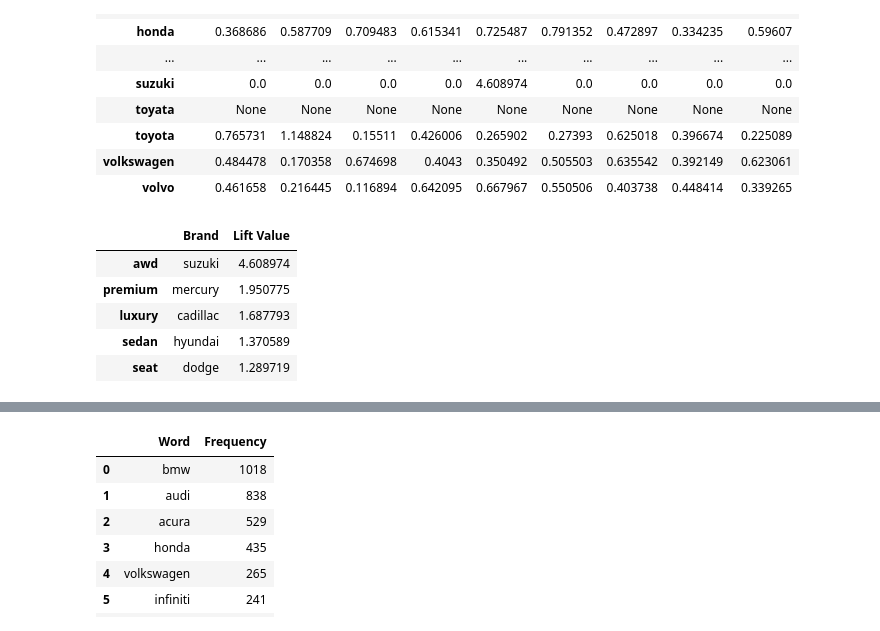
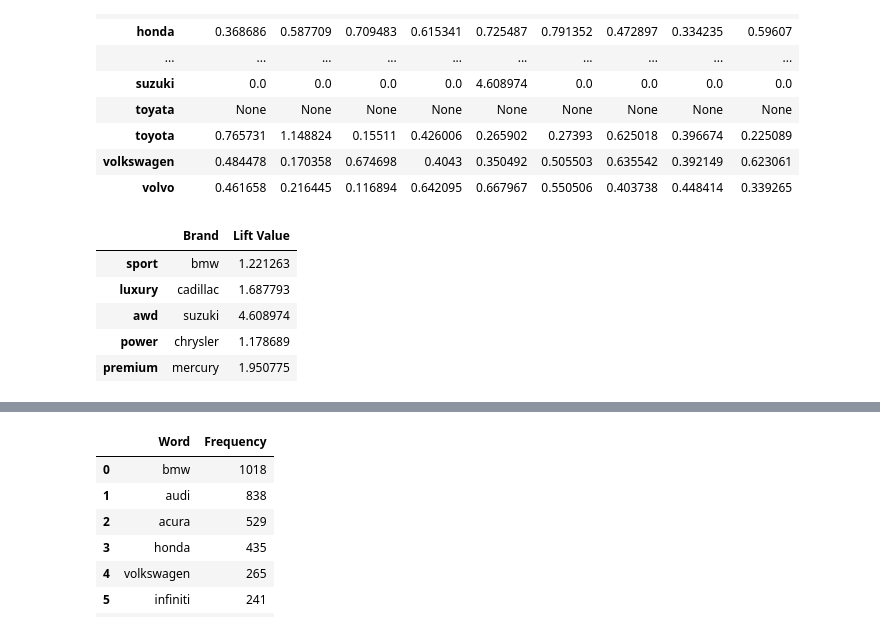
Before and after one commit to biagi0/Unstructured_Data_Projects, a Jupyter notebook: Assignment_One/Assignment_One_Consolidated.ipynb, the cells around one changed output, grey strips where cells are left out. Saved outputs shown, nothing was run; the diff lists cells and outputs as text; code cells hidden in the pictures.

```diff
--- a/Assignment_One/Assignment_One_Consolidated.ipynb
+++ b/Assignment_One/Assignment_One_Consolidated.ipynb
@@ -941,26 +941,29 @@ lift_df
 # %%
 # Find the brand with the highest lift value for each attribute
 highest_lift_per_attribute = lift_df.idxmax()
 
 # Find the maximum lift value for each attribute
 max_lift_values = lift_df.max()
 
 # Combine the two into a DataFrame
 highest_lift_summary = pd.DataFrame({
     'Brand': highest_lift_per_attribute,
     'Lift Value': max_lift_values
 })
 
-# Sort the summary by the 'Lift Value' in descending order
-highest_lift_summary_sorted = highest_lift_summary.sort_values(by='Lift Value', ascending=False)
+# Filter out the low lift words (Performance, engine, sedan, seat)
+# List of attributes to filter out
+words_to_exclude = ['performance', 'engine', 'sedan', 'seat']
 
+# Filter out the specified words from the highest_lift_summary
+filtered_highest_lift_summary = highest_lift_summary.drop(index=words_to_exclude, errors='ignore')
 
 # Display the result
-highest_lift_summary_sorted[:5]
+filtered_highest_lift_summary
 # %% [output]
 |  | Brand | Lift Value |
+| sport | bmw | 1.221263 |
+| luxury | cadillac | 1.687793 |
 | awd | suzuki | 4.608974 |
+| power | chrysler | 1.178689 |
 | premium | mercury | 1.950775 |
-| luxury | cadillac | 1.687793 |
-| sedan | hyundai | 1.370589 |
-| seat | dodge | 1.289719 |
```
Also changed, not shown: parts of 7 cells of this notebook, 1 other file.
